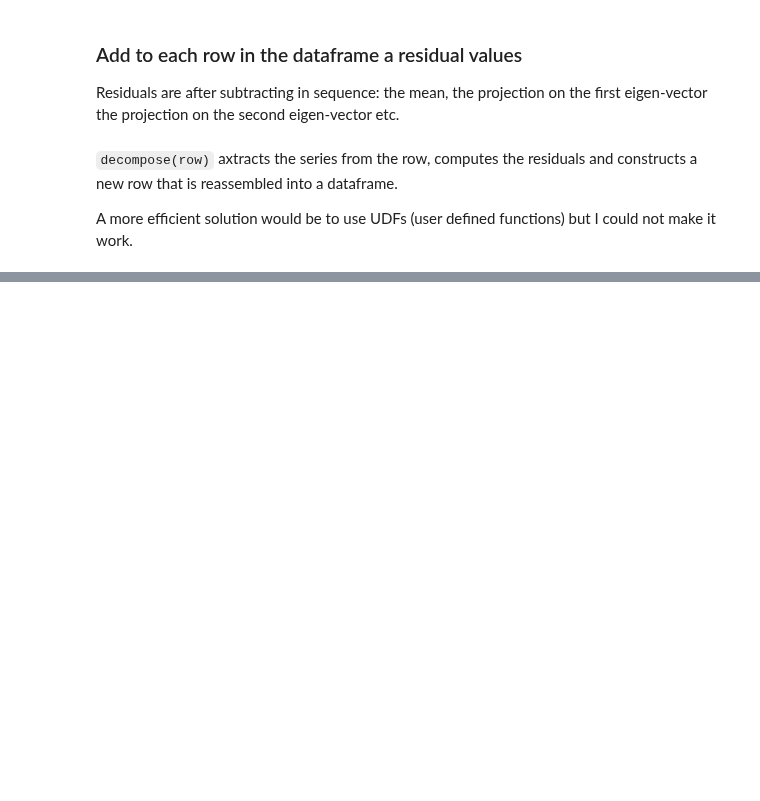
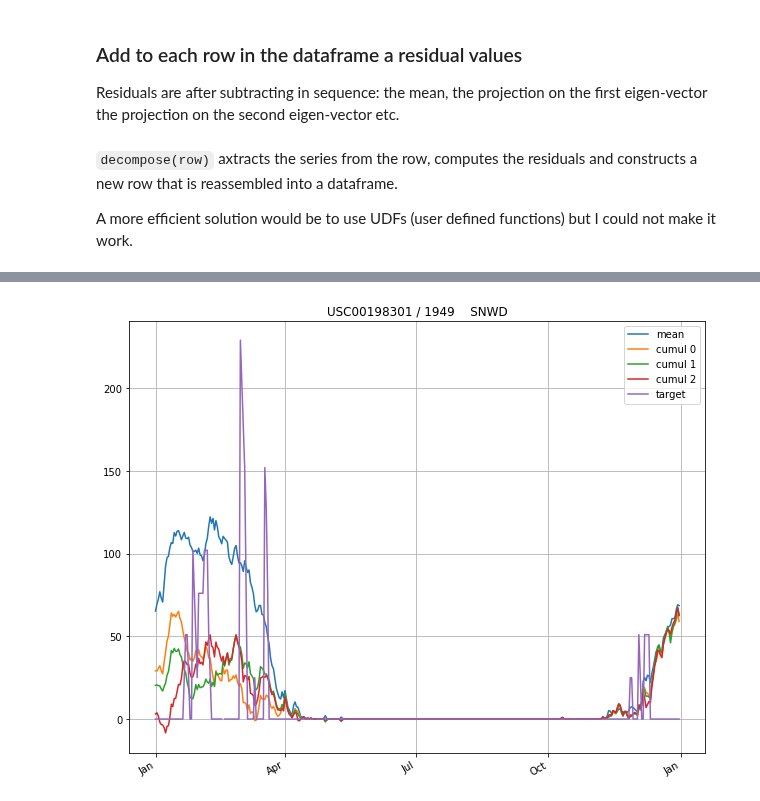
Before and after one commit to ucsd-edx/edX-Micro-Master-in-Data-Science, a Jupyter notebook: big-data-analytics-using-spark/notebooks/2.PCA/4.5 Weather Analysis - reconstruction.ipynb, the cells around one changed output, grey strips where cells are left out. Drawn from its saved outputs; the diff is of its cells as text; code cells hidden in the pictures; blank space fills up the shorter version.

```diff
--- a/big-data-analytics-using-spark/notebooks/2.PCA/4.5 Weather Analysis - reconstruction.ipynb
+++ b/big-data-analytics-using-spark/notebooks/2.PCA/4.5 Weather Analysis - reconstruction.ipynb
@@ -251,14 +168,3 @@ widgets.VBox([widgets.HBox(widge_list)])
-# %%
-from recon_plot import recon_plot
-from Eigen_decomp import Eigen_decomp
-from YearPlotter import YearPlotter
-import numpy as np
-from ipywidgets import interactive,widgets
-#from recon_plot import recon_plot
-plotter=recon_plot(eigen_decomp,year_axis=True)#,interactive=True,Title='something')
-widge_list,widge_dict = plotter.get_widgets()
-interactive(plotter.plot_combination, **widge_dict)
-widgets.VBox([widgets.HBox(widge_list)])
 # %% [markdown]
 ## Process whole dataframe to find best and worse residuals
 # %%
@@ -300,8 +227,8 @@ df2.select('res_mean','res_1','res_2','res_3','total_var','coeff_1','coeff_2','c
 # %%
-def plot_decomp(row,Mean,v,fig=None,ax=None,Title=None):
+def plot_decomp(row,Mean,v,fig=None,ax=None,Title=None,interactive=False):
     target=np.array(unpackArray(row.vector,np.float16),dtype=np.float64)
+    if Title is None:
+        Title='%s / %d    %s'%(row['station'],row['year'],row['measurement'])
     eigen_decomp=Eigen_decomp(None,target,Mean,v)
-    recon_plot(eigen_decomp,year_axis=True,fig=fig,ax=ax,interactive=False,Title=Title)
+    plotter=recon_plot(eigen_decomp,year_axis=True,fig=fig,ax=ax,interactive=interactive,Title=Title)
+    return plotter
-# %%
-row=df2.first()
-plot_decomp(row,Mean,v,Title='title44')
@@ -308,3 +237,10 @@ plot_decomp(row,Mean,v,Title='title44')
+# %%
+plotter=plot_decomp(row,Mean,v,interactive=True);
+widge_list,widge_dict = plotter.get_widgets()
+interactive(plotter.plot_combination, **widge_dict)
+widgets.VBox([widgets.HBox(widge_list)])
+# %% [output]
+[figure, added]
 # %%
 print 'before filter',df2.count()
 df3=df2.filter(df2.total_var!=0)
```
Also changed, not shown: parts of 38 cells of this notebook, 7 other files.
